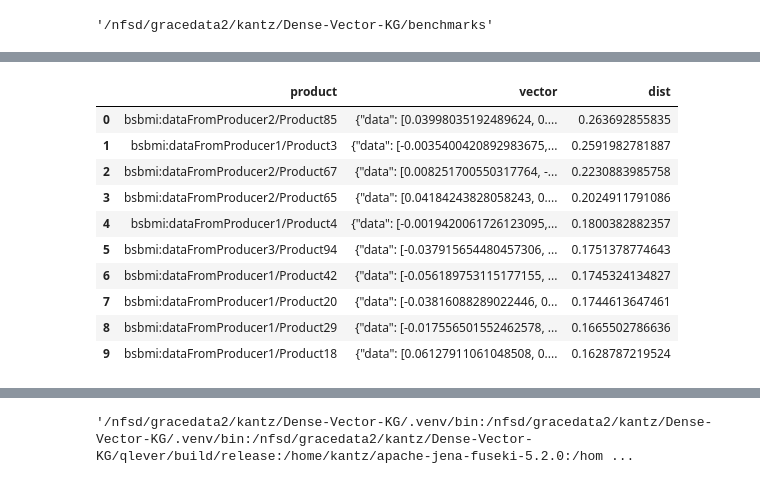
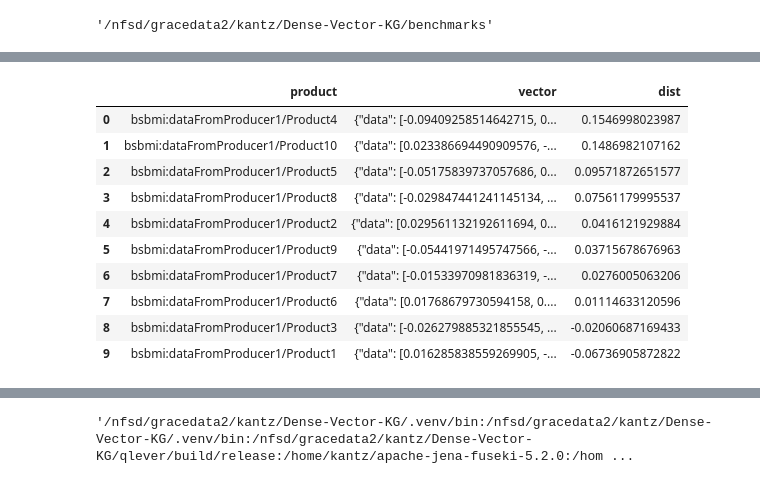
Before and after one commit to Dakantz/Dense-KG-Vector-DB, a Jupyter notebook: benchmarks/run_bdsdm_timings_native.ipynb, the cells around one changed output, grey strips where cells are left out. Cells and saved outputs as stored; diff of their text form; code cells hidden in the pictures.

```diff
--- a/benchmarks/run_bdsdm_timings_native.ipynb
+++ b/benchmarks/run_bdsdm_timings_native.ipynb
@@ -118,7 +118,7 @@ test_tensor.to_literal().n3()
 # %% [output]
 '"{\\"data\\": [0.001923849806189537, 0.059069667011499405, -0.06259278953075409, -0.008788925595581532, 0.08017760515213013, 0.0004897266626358032, 0.049011558294296265, -0.016156358644366264, -0.045 ...
 # %%
-base_bsbm_set = datasets[2]
+base_bsbm_set = datasets[1]
 db_with_tensor_idx = QleverDBNative(
     id="test",
     base_dir=Path(f"./scratch/bsbm/{base_bsbm_set.base_dir.name}"),
@@ -217,5 +217,6 @@ Median elapsed time: 0.022937655448913574
 # %%
 with db_with_tensor_idx as db:
+    db.dense_cache.clear_cache()
     possible_queries = db.get_queries(test_tensor)
     results_emb = db.query_auto(
         query_difficulty=QUERY_DIFFICULTY.EASY,
@@ -238,14 +239,14 @@ results_emb
 |  | product | vector | dist |
-| 0 | bsbmi:dataFromProducer2/Product85 | {"data": [0.03998035192489624, 0.... | 0.263692855835 |
-| 1 | bsbmi:dataFromProducer1/Product3 | {"data": [-0.0035400420892983675,... | 0.2591982781887 |
-| 2 | bsbmi:dataFromProducer2/Product67 | {"data": [0.008251700550317764, -... | 0.2230883985758 |
-| 3 | bsbmi:dataFromProducer2/Product65 | {"data": [0.04184243828058243, 0.... | 0.2024911791086 |
-| 4 | bsbmi:dataFromProducer1/Product4 | {"data": [-0.0019420061726123095,... | 0.1800382882357 |
-| 5 | bsbmi:dataFromProducer3/Product94 | {"data": [-0.037915654480457306, ... | 0.1751378774643 |
-| 6 | bsbmi:dataFromProducer1/Product42 | {"data": [-0.056189753115177155, ... | 0.1745324134827 |
-| 7 | bsbmi:dataFromProducer1/Product20 | {"data": [-0.03816088289022446, 0... | 0.1744613647461 |
-| 8 | bsbmi:dataFromProducer1/Product29 | {"data": [-0.017556501552462578, ... | 0.1665502786636 |
-| 9 | bsbmi:dataFromProducer1/Product18 | {"data": [0.06127911061048508, 0.... | 0.1628787219524 |
+| 0 | bsbmi:dataFromProducer1/Product4 | {"data": [-0.09409258514642715, 0... | 0.1546998023987 |
+| 1 | bsbmi:dataFromProducer1/Product10 | {"data": [0.023386694490909576, -... | 0.1486982107162 |
+| 2 | bsbmi:dataFromProducer1/Product5 | {"data": [-0.05175839737057686, 0... | 0.09571872651577 |
+| 3 | bsbmi:dataFromProducer1/Product8 | {"data": [-0.029847441241145134, ... | 0.07561179995537 |
+| 4 | bsbmi:dataFromProducer1/Product2 | {"data": [0.029561132192611694, 0... | 0.0416121929884 |
+| 5 | bsbmi:dataFromProducer1/Product9 | {"data": [-0.05441971495747566, -... | 0.03715678676963 |
+| 6 | bsbmi:dataFromProducer1/Product7 | {"data": [-0.01533970981836319, -... | 0.0276005063206 |
+| 7 | bsbmi:dataFromProducer1/Product6 | {"data": [0.01768679730594158, 0.... | 0.01114633120596 |
+| 8 | bsbmi:dataFromProducer1/Product3 | {"data": [-0.026279885321855545, ... | -0.02060687169433 |
+| 9 | bsbmi:dataFromProducer1/Product1 | {"data": [0.016285838559269905, -... | -0.06736905872822 |
 # %%
 with db_with_tensor_idx as db:
     possible_queries = db.get_queries(test_tensor)
```
Also changed, not shown: parts of 10 cells of this notebook, 5 other files.
